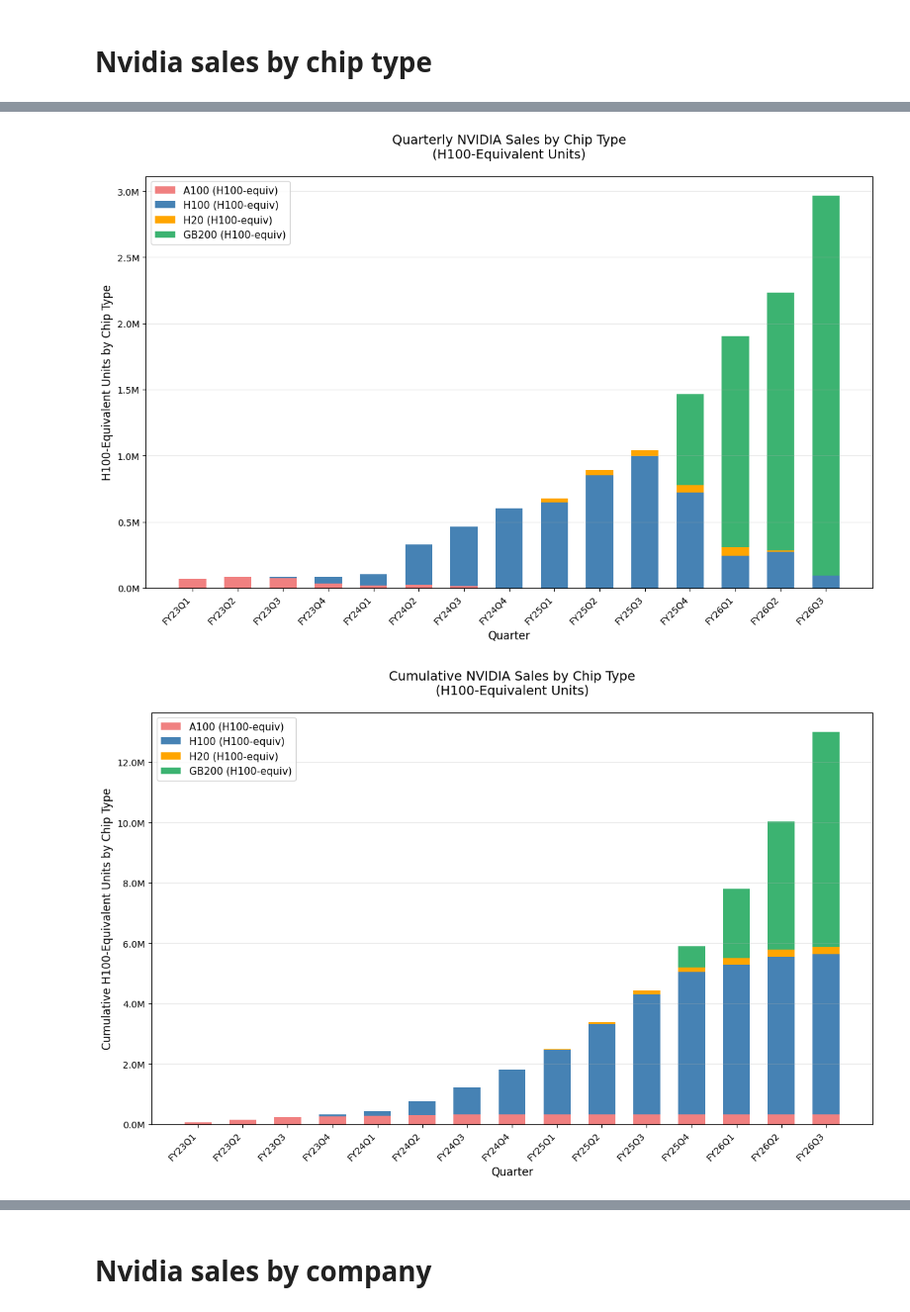
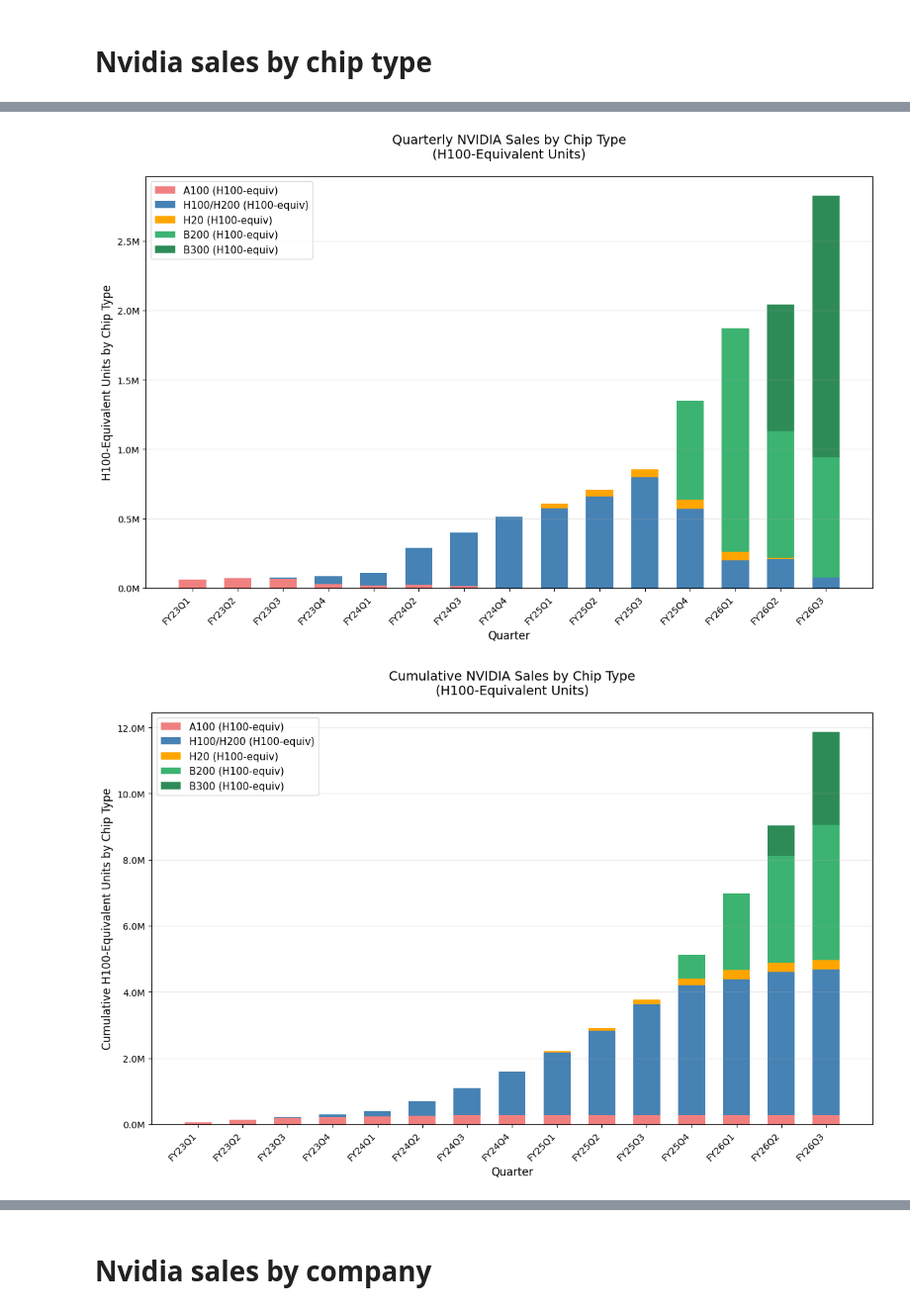
Before and after one commit to epoch-research/ai-companies, a Jupyter notebook: nvidia_estimates.ipynb, the cells around one changed output, grey strips where cells are left out. Shown at 99% size. Saved outputs shown, nothing was run; the diff lists cells and outputs as text; code cells hidden in the pictures.

```diff
--- a/nvidia_estimates.ipynb
+++ b/nvidia_estimates.ipynb
@@ -139,8 +139,10 @@ def fy_to_decimal_year(fy_string):
 CHIP_FLOPS = {
     'A100': 312,
     'H100': 989,
+    'H100/H200': 989,
     'H20': 148,
-    'GB200': 2500,
+    'B200': 2500,
+    'B300': 2500,
     'TPUv3': 123,
     'TPUv4': 275,
     'TPUv4i': 138,
@@ -150,22 +152,26 @@ CHIP_FLOPS = {
 # %% [markdown]
 # Nvidia total sales
 # %%
+CHIP_TYPES = ['A100', 'H100/H200', 'H20', 'B200', 'B300']
+
 CHIP_ECONOMICS = {
-    # What portion of Nvidia's datacenter revenue comes from chips vs other components
-    'chip_portion_of_dc_revenue': (0.83, 0.88),
+    # What share of Nvidia's "compute" revenue is actual compute hardware, vs
+    # cloud compute or software products
+    'hardware_share_of_compute': (0.96, 0.99),
 
     # Average sale price (thousands USD)
-    'H100_price_range': (22, 37),
+    'H100/H200_price_range': (22, 37),
     'A100_price_range': (10, 15),
     'H20_price_range': (12, 15),
-    'GB200_price_range': (35, 45),
+    'B200_price_range': (35, 45),
+    'B300_price_range': (35, 45),
 
     # Nvidia datacenter revenue as share of total revenue, on average
     'dc_share_of_total_revenue': 0.85,
 }
 
 def convert_to_h100_equivs(chip_type, quantity):
-  return quantity * (CHIP_FLOPS[chip_type] / CHIP_FLOPS['H100'])
+  return quantity * (CHIP_FLOPS[chip_type] / CHIP_FLOPS['H100/H200'])
 # %%
 # source-of-truth spreadsheet here:
 csv_url = "https://docs.google.com/spreadsheets/d/1Yhu87Rw--9tviAuBwg_luL3OFAFkdHdVfli6tN215Xk/export?format=csv&gid=1819303346"
@@ -318,7 +325,7 @@ quarterly_chip_quantities = pd.DataFrame(index=quarterly_revenue_df.index)
 quarterly_chip_quantities['decimal_year'] = [fy_to_decimal_year(quarter) for quarter in quarterly_revenue_df.index]
 
 # Calculate quarterly quantities for each chip type
-for chip_type in chip_types:
+for chip_type in CHIP_TYPES:
 
     # Calculate quarterly revenue for this chip type
     quarterly_revenue = quarterly_revenue_df[f'{chip_type}_revenue'] * B  # Convert to dollars
@@ -329,11 +336,8 @@ for chip_type in chip_types:
         price_dist = get_dynamic_price_distribution(chip_type, year)
 
         if quarterly_revenue[quarter] > 0:
-            # Revenue for this quarter and chip type
             quarter_revenue = quarterly_revenue[quarter]
-
-            # Calculate quantity: revenue * chip_portion / price
-            quarter_quantity = quarter_revenue * chip_portion / price_dist
+            quarter_quantity = quarter_revenue * hardware_share / price_dist
 
             # Store the distribution for sampling
             quarterly_chip_quantities.loc[quarter, f'{chip_type}_quantity_dist'] = quarter_quantity
@@ -353,7 +357,7 @@ print("Quarterly Chip Quantities (Median Estimates):")
 print("=" * 50)
 
 # Display quarterly quantities for each chip type
-for chip_type in chip_types:
+for chip_type in CHIP_TYPES:
     print(f"\n{chip_type} Quarterly Sales:")
     for quarter in quarterly_revenue_df.index:
         median_qty = quarterly_chip_quantities.loc[quarter, f'{chip_type}_quantity_median']
@@ -364,8 +368,8 @@ for chip_type in chip_types:
             print(f"  {quarter} ({year:.1f}): {median_qty:,.0f} chips (25th-75th: {p25:,.0f} - {p75:,.0f})")
 
 # Create summary dataframe with just the median values for easier analysis
-quarterly_median_sales = quarterly_chip_quantities[['decimal_year'] + [f'{chip}_quantity_median' for chip in chip_types]].copy()
-quarterly_median_sales.columns = ['decimal_year'] + [f'{chip}_quantity' for chip in chip_types]
+quarterly_median_sales = quarterly_chip_quantities[['decimal_year'] + [f'{chip}_quantity_median' for chip in CHIP_TYPES]].copy()
+quarterly_median_sales.columns = ['decimal_year'] + [f'{chip}_quantity' for chip in CHIP_TYPES]
 
 print(f"\nQuarterly Summary DataFrame:")
 print(quarterly_median_sales.round(0))
@@ -501,11 +537,10 @@ Total H20s in terms of H100-Equivalents (pure FLOP-weighted):
 
 # Prepare data for quarterly chart
 quarters = quarterly_chip_quantities.index.tolist()
-chip_types = ['A100', 'H100', 'H20', 'GB200']
 
 # Get median values for each chip type, converted to H100-equivalents
 chip_data = {}
-for chip in chip_types:
+for chip in CHIP_TYPES:
     chip_data[chip] = convert_to_h100_equivs(
         chip,
         quarterly_chip_quantities[f'{chip}_quantity_median'].values
@@ -518,51 +553,51 @@ width = 0.6
 
 # Create stacked bars for each chip type
 bottom = np.zeros(len(quarters))
-colors = {'A100': 'lightcoral', 'H100': 'steelblue', 'H20': 'orange', 'GB200': 'mediumseagreen'}
+chip_colors = {'A100': 'lightcoral', 'H100/H200': 'steelblue', 'H20': 'orange', 'B200': 'mediumseagreen', 'B300': 'seagreen'}
 
-for chip in chip_types:
+for chip in CHIP_TYPES:
     ax.bar(x, chip_data[chip], width, label=f'{chip} (H100-equiv)',
-           bottom=bottom, color=colors[chip])
+           bottom=bottom, color=chip_colors[chip])
     bottom += chip_data[chip]
 
 # Add line showing total H100-equivalents per quarter
 # totals = quarterly_median_sales['Total_H100_equiv'].values
 # ax2 = ax.twinx()
 # ax2.plot(x, totals, 'ko-', linewidth=2, markersize=6, label='Total H100-equiv')
 # ax2.set_ylabel('Total H100-Equivalent Units', fontsize=12)
 # ax2.yaxis.set_major_formatter(plt.FuncFormatter(lambda x, p: f'{x/1e6:.1f}M'))
 
 # Formatting
 ax.set_ylabel('H100-Equivalent Units by Chip Type', fontsize=12)
 ax.set_xlabel('Quarter', fontsize=12)
 ax.set_title('Quarterly NVIDIA Sales by Chip Type\n(H100-Equivalent Units)',
              fontsize=14, pad=20)
 ax.set_xticks(x)
 ax.set_xticklabels(quarters, rotation=45, ha='right')
 ax.yaxis.set_major_formatter(plt.FuncFormatter(lambda x, p: f'{x/1e6:.1f}M'))
 ax.grid(True, alpha=0.3, axis='y')
 
 # Combine legends
 lines1, labels1 = ax.get_legend_handles_labels()
 # lines2, labels2 = ax2.get_legend_handles_labels()
 # ax.legend(lines1 + lines2, labels1 + labels2, fontsize=11, loc='upper left')
 ax.legend(lines1, labels1, fontsize=11, loc='upper left')
 
 plt.tight_layout()
+plt.savefig("visualizations/quarterly_sales_by_chip.png", dpi=300, bbox_inches="tight")
 plt.show()
 # %% [output]
-[figure, old version]
+[figure, new version]
 # %%
 # Cumulative NVIDIA Sales by Chip Type (H100-equivalent units)
 # ============================================================================
 
 # Prepare data for cumulative chart
 quarters = quarterly_chip_quantities.index.tolist()
-chip_types = ['A100', 'H100', 'H20', 'GB200']
 
 # Get median values for each chip type, converted to H100-equivalents
 chip_data = {}
-for chip in chip_types:
+for chip in CHIP_TYPES:
     chip_data[chip] = convert_to_h100_equivs(
         chip,
         quarterly_chip_quantities[f'{chip}_quantity_median'].values
@@ -570,7 +605,7 @@ for chip in chip_types:
 
 # Calculate cumulative sums for each chip type
 chip_data_cumulative = {}
-for chip in chip_types:
+for chip in CHIP_TYPES:
     chip_data_cumulative[chip] = np.cumsum(chip_data[chip])
 
 # Set up the plot
@@ -580,11 +615,10 @@ width = 0.6
 
 # Create stacked bars for each chip type (cumulative)
 bottom = np.zeros(len(quarters))
-colors = {'A100': 'lightcoral', 'H100': 'steelblue', 'H20': 'orange', 'GB200': 'mediumseagreen'}
 
-for chip in chip_types:
+for chip in CHIP_TYPES:
     ax.bar(x, chip_data_cumulative[chip], width, label=f'{chip} (H100-equiv)',
-           bottom=bottom, color=colors[chip])
+           bottom=bottom, color=chip_colors[chip])
     bottom += chip_data_cumulative[chip]
 
 # Formatting
@@ -602,6 +636,7 @@ lines1, labels1 = ax.get_legend_handles_labels()
 ax.legend(lines1, labels1, fontsize=11, loc='upper left')
 
 plt.tight_layout()
+plt.savefig("visualizations/cumulative_sales_by_chip.png", dpi=300, bbox_inches="tight")
 plt.show()
 # %% [output]
-[figure, old version]
+[figure, new version]
```
Also changed, not shown: parts of 31 cells of this notebook, 15 other files.
